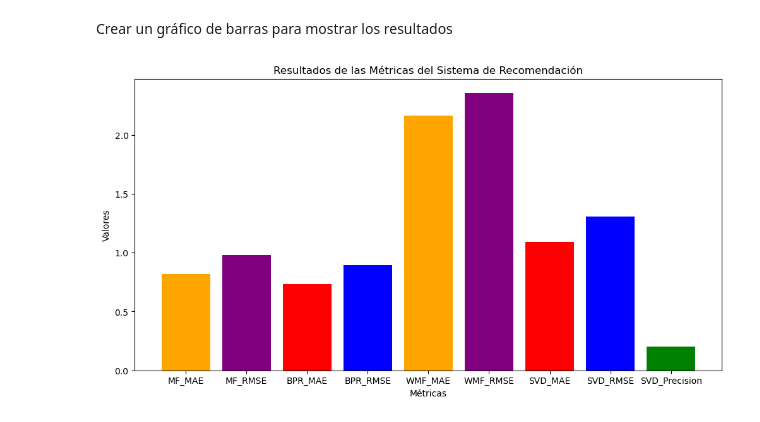
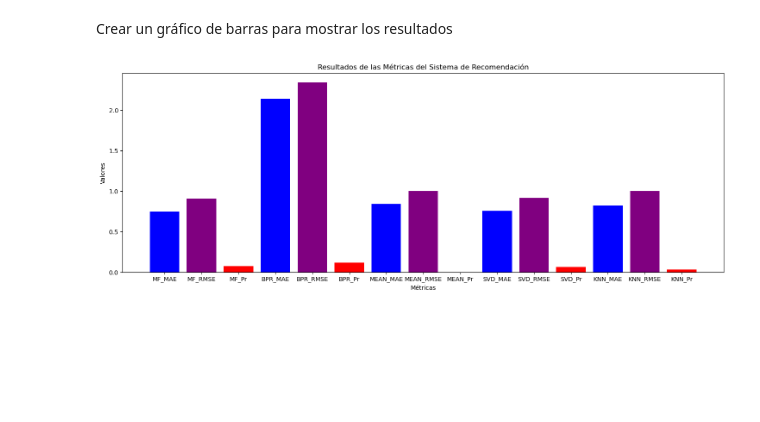
Before and after one commit to marians002/IRS-Final-Project, a Jupyter notebook: src/hybrid_recommender_cornac.ipynb, the cells around one changed output. Drawn from its saved outputs; the diff is of its cells as text; code cells hidden in the pictures; blank space fills up the shorter version.

Commit message:
add hybrid model

```diff
--- a/src/hybrid_recommender_cornac.ipynb
+++ b/src/hybrid_recommender_cornac.ipynb
@@ -64,10 +84,11 @@ Total items = 1654
 Definir los modelos a emplear
 # %%
 mean_recommender = MeanRecommender() # Modelo propio
-mf = cornac.models.MF(k=10, max_iter=25, learning_rate=0.01, lambda_reg=0.02)
+mf = MF(k=10, max_iter=25, learning_rate=0.01, lambda_reg=0.02)
+svd = cornac.models.SVD()
+knn = ItemKNN(k=20, similarity='cosine', name='ItemKNN')
 bpr = cornac.models.BPR(k=10, max_iter=25, learning_rate=0.01, lambda_reg=0.02)
-wmf = cornac.models.WMF()
-svd = cornac.models.SVD()
+hybrid = Hybrid(mf_model=mf, knn_model=knn)
 # %% [markdown]
 Definir las metricas a utilizar
 # %%
@@ -79,7 +100,7 @@ metrics.append(Precision(10))
 # %% [markdown]
 Definir el experimento con el modelo propio
 # %%
-experiment = cornac.Experiment(eval_method=ratio_split, models=[mean_recommender, mf, bpr, wmf, svd], metrics=metrics)
+experiment = cornac.Experiment(eval_method=ratio_split, models=[mean_recommender, mf, bpr, svd, knn, hybrid], metrics=metrics)
 # %% [markdown]
 Ejecutar el experimento
 # %%
@@ -114,26 +136,32 @@ SVD             | 0.7425 | 0.9015 |       0.0621 |    0.0442 |    0.1171 |   1.2
 Extraer los resultados de las métricas
 # %%
 results = experiment.result
-mf_mae = results[0].metric_avg_results['MAE']
-mf_rmse = results[0].metric_avg_results['RMSE']
-bpr_mae = results[1].metric_avg_results['MAE']
-bpr_rmse = results[1].metric_avg_results['RMSE']
-wmf_mae = results[2].metric_avg_results['MAE']
-wmf_rmse = results[2].metric_avg_results['RMSE']
+mean_mae = results[0].metric_avg_results['MAE']
+mean_rmse = results[0].metric_avg_results['RMSE']
+mean_precision = results[0].metric_avg_results['Precision@10']
+mf_mae = results[1].metric_avg_results['MAE']
+mf_rmse = results[1].metric_avg_results['RMSE']
+mf_precision = results[1].metric_avg_results['Precision@10']
+bpr_mae = results[2].metric_avg_results['MAE']
+bpr_rmse = results[2].metric_avg_results['RMSE']
+bpr_precision = results[2].metric_avg_results['Precision@10']
 svd_mae = results[3].metric_avg_results['MAE']
 svd_rmse = results[3].metric_avg_results['RMSE']
 svd_precision = results[3].metric_avg_results['Precision@10']
+knn_mae = results[4].metric_avg_results['MAE']
+knn_rmse = results[4].metric_avg_results['RMSE']
+knn_precision = results[4].metric_avg_results['Precision@10']
 # %% [markdown]
 Crear un gráfico de barras para mostrar los resultados
 # %%
-metrics_names = ['MF_MAE', 'MF_RMSE', 'BPR_MAE', 'BPR_RMSE', 'WMF_MAE', 'WMF_RMSE', 'SVD_MAE', 'SVD_RMSE', 'SVD_Precision']
-values = [mf_mae, mf_rmse, bpr_mae, bpr_rmse, wmf_mae, wmf_rmse, svd_mae, svd_rmse, svd_precision]
+metrics_names = ['MF_MAE', 'MF_RMSE', 'MF_Pr', 'BPR_MAE', 'BPR_RMSE', 'BPR_Pr', 'MEAN_MAE', 'MEAN_RMSE', 'MEAN_Pr', 'SVD_MAE', 'SVD_RMSE', 'SVD_Pr', 'KNN_MAE', 'KNN_RMSE', 'KNN_Pr']
+values = [mf_mae, mf_rmse, mf_precision, bpr_mae, bpr_rmse, bpr_precision, mean_mae, mean_rmse, mean_precision, svd_mae, svd_rmse, svd_precision, knn_mae, knn_rmse, knn_precision]
 
-plt.figure(figsize=(12, 6))
-plt.bar(metrics_names, values, color=['orange', 'purple', 'red', 'blue', 'orange', 'purple', 'red', 'blue', 'green'])
+plt.figure(figsize=(18, 6))
+plt.bar(metrics_names, values, color=['blue', 'purple', 'red', 'blue', 'purple', 'red', 'blue', 'purple', 'red', 'blue', 'purple', 'red', 'blue', 'purple', 'red'])
 plt.xlabel('Métricas')
 plt.ylabel('Valores')
 plt.title('Resultados de las Métricas del Sistema de Recomendación')
 plt.show()
 # %% [output]
-[figure, old version]
+[figure, new version]
```
Also changed, not shown: parts of 4 cells of this notebook.
